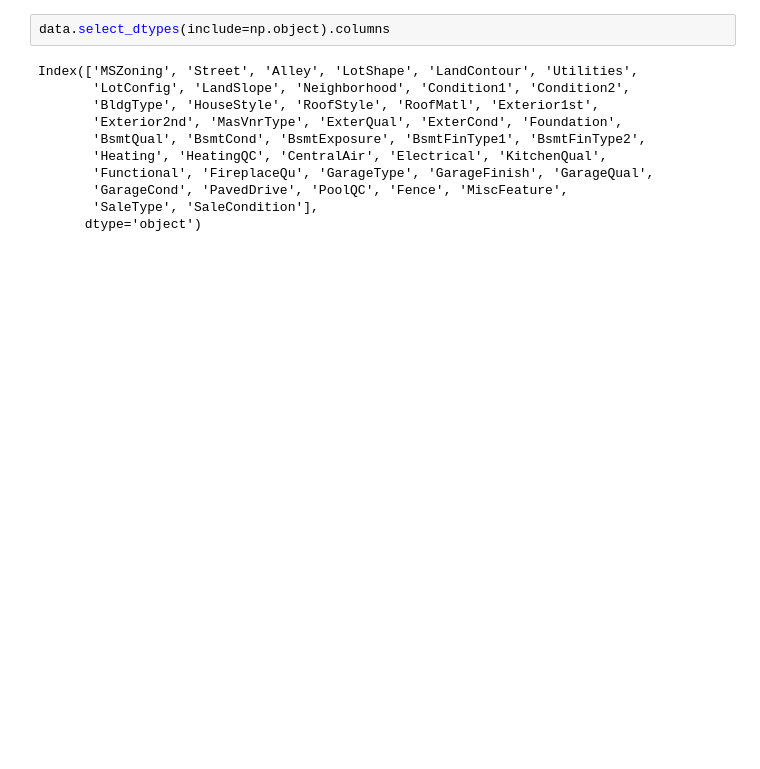
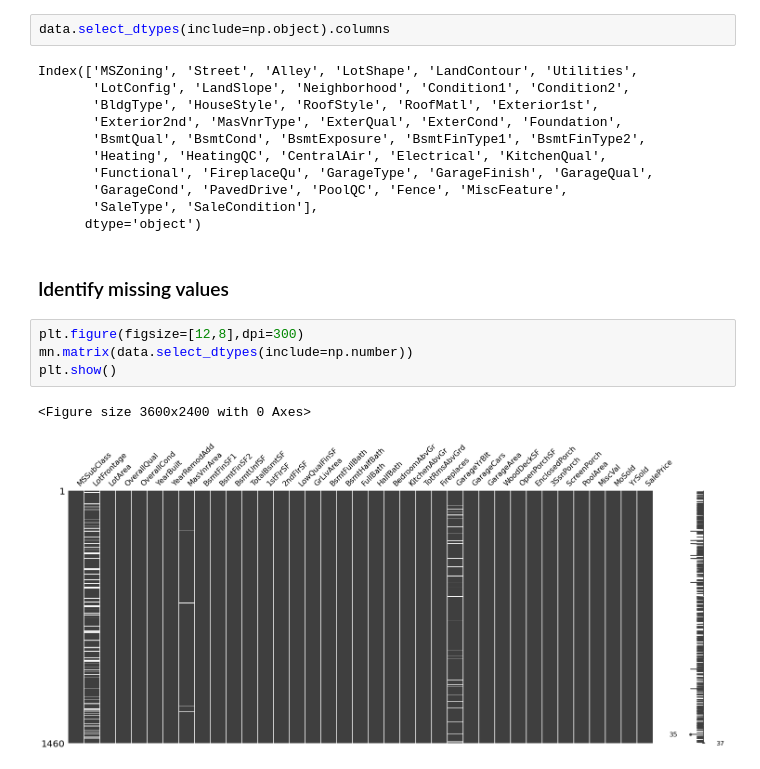
Before and after one commit to ashen007/Housing-Sale-Price-analysis, a Jupyter notebook: analysis/complete EDA on House price.ipynb, the cells around one changed output. Cells and saved outputs as stored; diff of their text form; blank space fills up the shorter version.

Commit message:
identify missing values

```diff
--- a/analysis/complete EDA on House price.ipynb
+++ b/analysis/complete EDA on House price.ipynb
@@ -72,3 +73,12 @@ Index(['MSZoning', 'Street', 'Alley', 'LotShape', 'LandContour', 'Utilities',
        'GarageCond', 'PavedDrive', 'PoolQC', 'Fence', 'MiscFeature',
        'SaleType', 'SaleCondition'],
       dtype='object')
+# %% [markdown]
+### Identify missing values
+# %%
+plt.figure(figsize=[12,8],dpi=300)
+mn.matrix(data.select_dtypes(include=np.number))
+plt.show()
+# %% [output]
+<Figure size 3600x2400 with 0 Axes>
+[figure, added]
```
Also changed, not shown: parts of 7 cells of this notebook.
